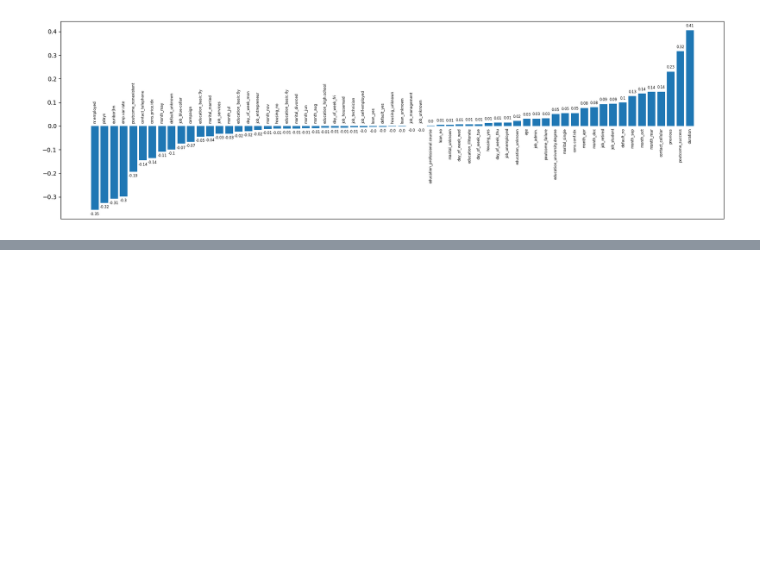
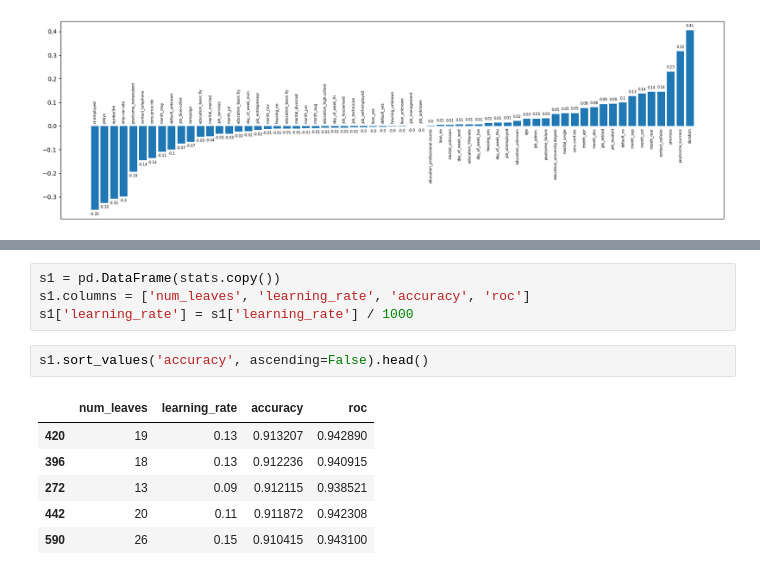
Before and after one commit to XIB1/machine_learning_course, a Jupyter notebook: project1/project1.ipynb, the cells around one changed output, grey strips where cells are left out. Drawn from its saved outputs; the diff is of its cells as text; blank space fills up the shorter version.

```diff
--- a/project1/project1.ipynb
+++ b/project1/project1.ipynb
@@ -107,0 +140,13 @@ plt.show()
+# %%
+s1 = pd.DataFrame(stats.copy())
+s1.columns = ['num_leaves', 'learning_rate', 'accuracy', 'roc']
+s1['learning_rate'] = s1['learning_rate'] / 1000
+# %%
+s1.sort_values('accuracy', ascending=False).head()
+# %% [output]
+|  | num_leaves | learning_rate | accuracy | roc |
+| 420 | 19 | 0.13 | 0.913207 | 0.942890 |
+| 396 | 18 | 0.13 | 0.912236 | 0.940915 |
+| 272 | 13 | 0.09 | 0.912115 | 0.938521 |
+| 442 | 20 | 0.11 | 0.911872 | 0.942308 |
+| 590 | 26 | 0.15 | 0.910415 | 0.943100 |
```
Also changed, not shown: parts of 21 cells of this notebook, 2 other files.
